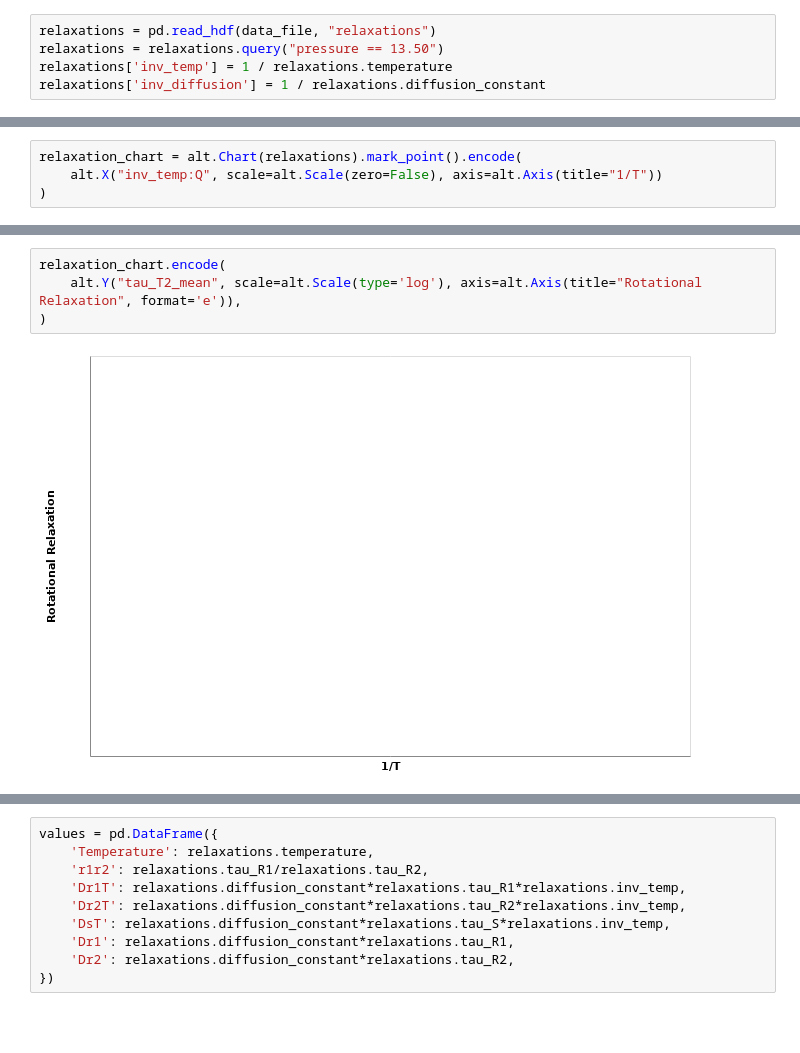
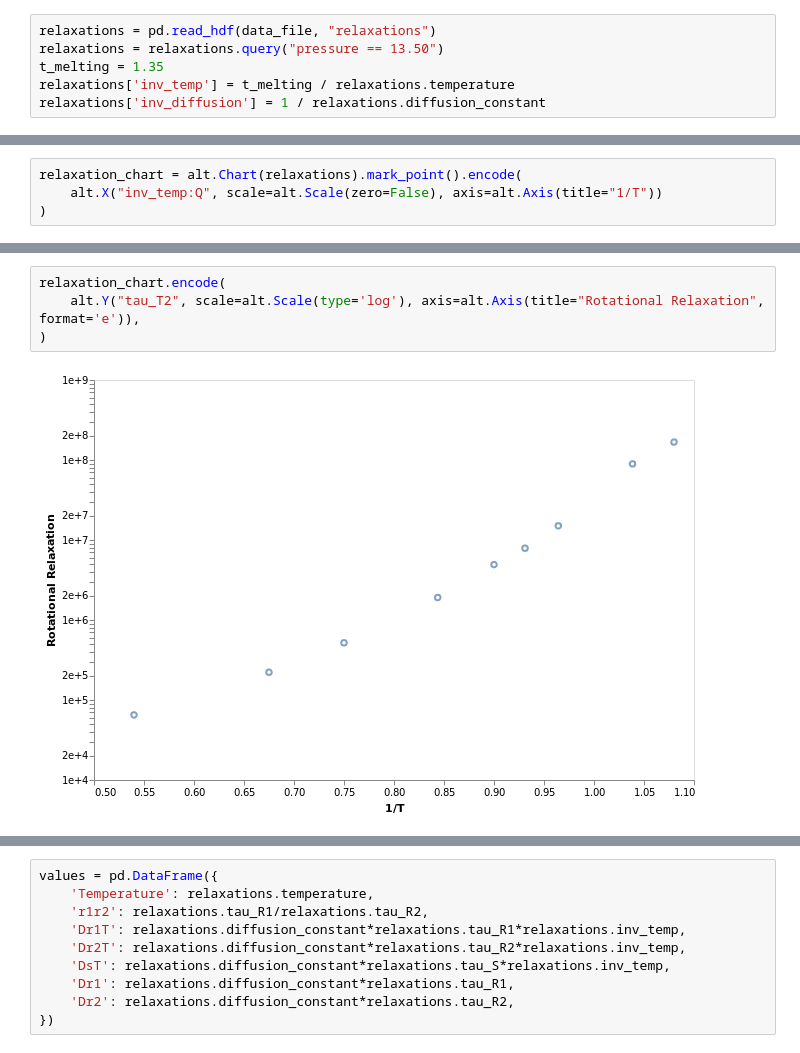
Before and after one commit to malramsay64/Dynamics, a Jupyter notebook: notebooks/12_relaxations.ipynb, the cells around one changed output, grey strips where cells are left out. Cells and saved outputs as stored; diff of their text form; blank space fills up the shorter version.

```diff
--- a/notebooks/12_relaxations.ipynb
+++ b/notebooks/12_relaxations.ipynb
@@ -47,7 +48,8 @@ dynamics = dynamics.reset_index()
 # %%
 relaxations = pd.read_hdf(data_file, "relaxations")
 relaxations = relaxations.query("pressure == 13.50")
-relaxations['inv_temp'] = 1 / relaxations.temperature
+t_melting = 1.35
+relaxations['inv_temp'] = t_melting / relaxations.temperature
 relaxations['inv_diffusion'] = 1 / relaxations.diffusion_constant
 # %% [markdown]
 The available temperatures for plotting are listed below.
@@ -157,9 +148,9 @@ relaxation_chart.encode(
 # %%
 relaxation_chart.encode(
-    alt.Y("tau_T2_mean", scale=alt.Scale(type='log'), axis=alt.Axis(title="Rotational Relaxation", format='e')),
+    alt.Y("tau_T2", scale=alt.Scale(type='log'), axis=alt.Axis(title="Rotational Relaxation", format='e')),
 )
 # %% [output]
-[figure, old version]
+[figure, new version]
 # %%
 relaxation_chart.encode(
     alt.Y("tau_R2", scale=alt.Scale(type='log'), axis=alt.Axis(title="Rotational Relaxation", format='e')),
```
Also changed, not shown: parts of 10 cells of this notebook, 1 other file.
